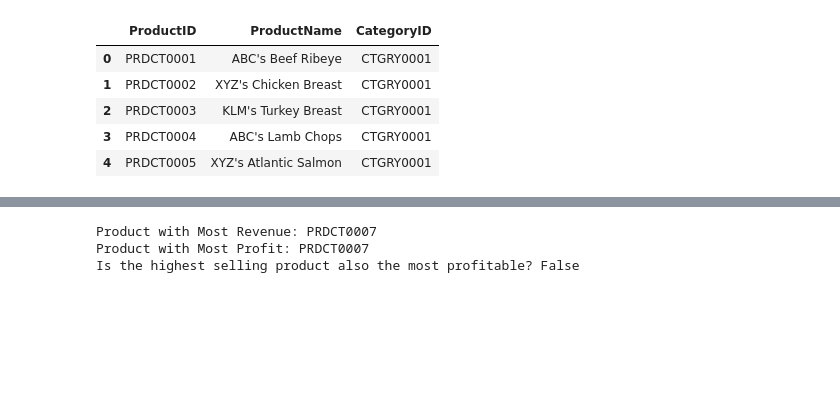
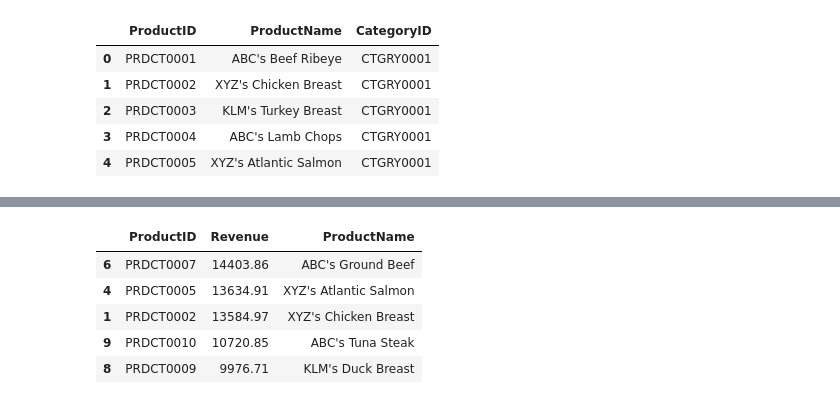
Before and after one commit to Raiphael/Retail_Profitability_Analysis, a Jupyter notebook: notebooks/eda.ipynb, the cells around one changed output, grey strips where cells are left out. Saved outputs shown, nothing was run; the diff lists cells and outputs as text; code cells hidden in the pictures; blank space fills up the shorter version.

```diff
--- a/notebooks/eda.ipynb
+++ b/notebooks/eda.ipynb
@@ -159,18 +174,19 @@ Profit Margin: 30.53
 # %%
 ##Product and category questions
 ##Product with the most revenue?
-product_w_most_revenue = order_details.groupby('ProductID')['UnitPrice'].sum().idxmax()
-print("Product with Most Revenue: " + str(product_w_most_revenue))
-
-##Product with most profit?
-product_w_most_profit = order_details.groupby('ProductID').apply(lambda x: (x['UnitPrice'] - x['UnitCost']).sum()).idxmax()
-print("Product with Most Profit: " + str(product_w_most_profit))
-
-##Are the highest selling products the most profitable?
-highest_selling = order_details.groupby('ProductID')['Quantity'].sum().idxmax()
-is_most_profitable = product_w_most_profit == highest_selling
-print("Is the highest selling product also the most profitable? " + str(is_most_profitable))
+product_w_most_revenue = (
+    order_details.groupby('ProductID', as_index=False)['UnitPrice']
+    .sum()
+    .rename(columns={'UnitPrice': 'Revenue'})
+    .merge(products[['ProductID', 'ProductName']], on='ProductID', how='left')
+    .sort_values('Revenue', ascending=False)
+    .head()
+)
+product_w_most_revenue
 # %% [output]
-Product with Most Revenue: PRDCT0007
-Product with Most Profit: PRDCT0007
-Is the highest selling product also the most profitable? False
+|  | ProductID | Revenue | ProductName |
+| 6 | PRDCT0007 | 14403.86 | ABC's Ground Beef |
+| 4 | PRDCT0005 | 13634.91 | XYZ's Atlantic Salmon |
+| 1 | PRDCT0002 | 13584.97 | XYZ's Chicken Breast |
+| 9 | PRDCT0010 | 10720.85 | ABC's Tuna Steak |
+| 8 | PRDCT0009 | 9976.71 | KLM's Duck Breast |
```
Also changed, not shown: parts of 7 cells of this notebook, 2 other files.
